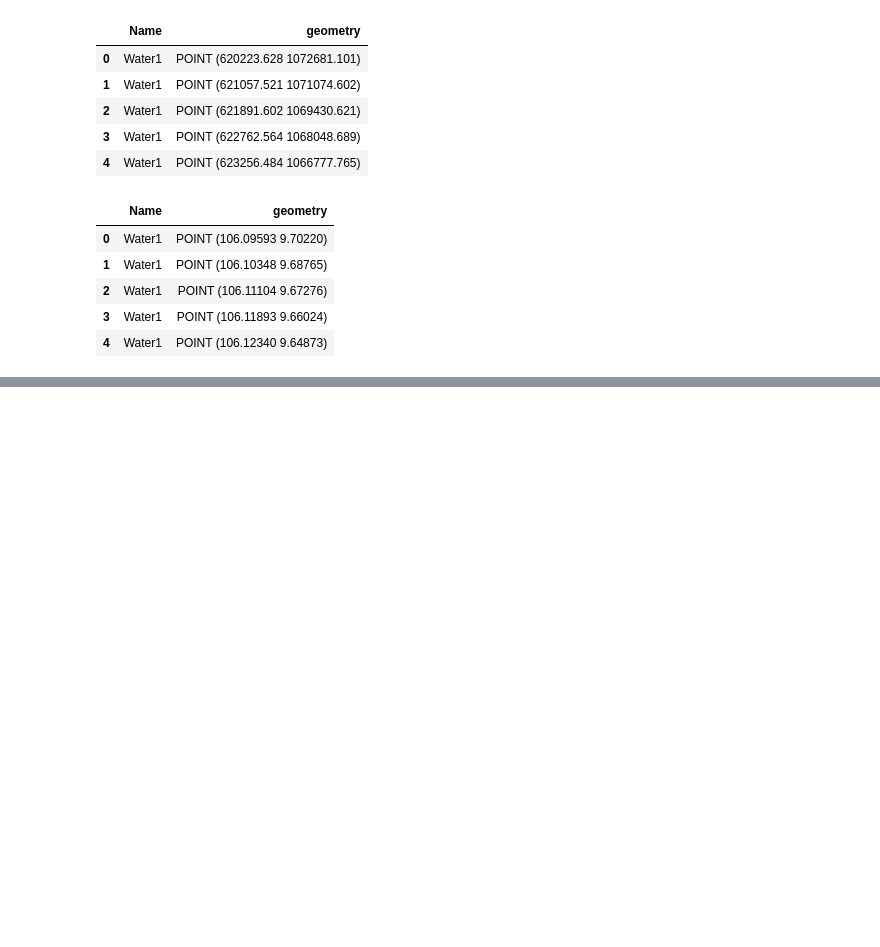
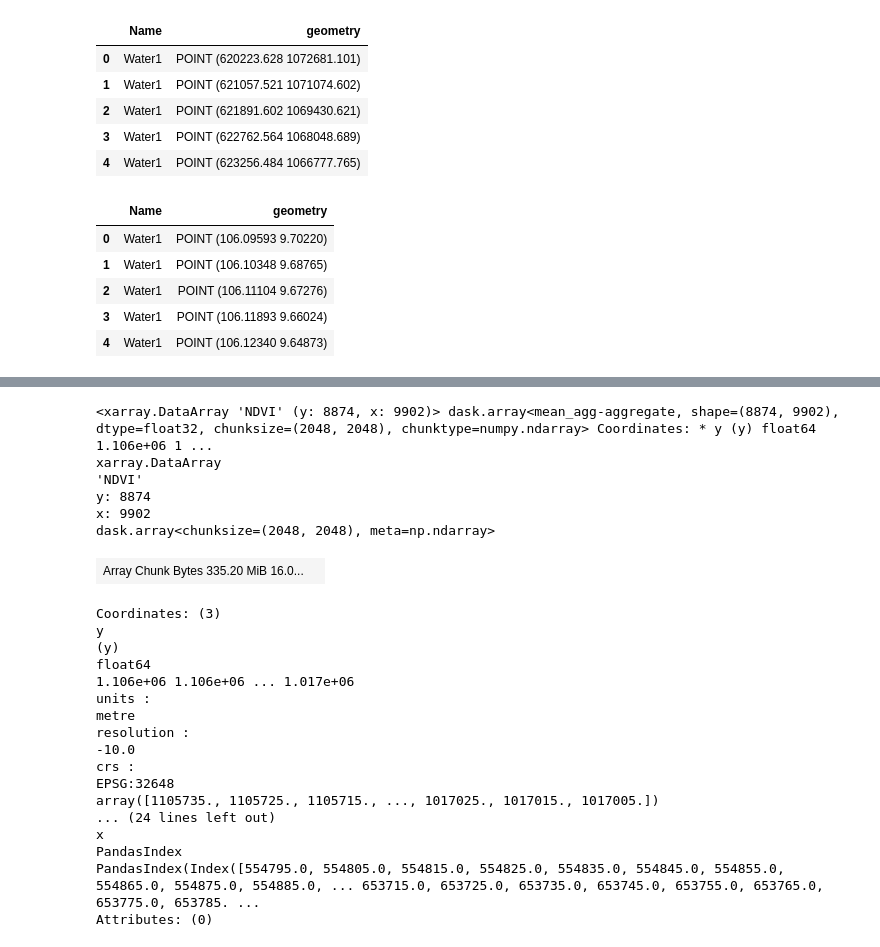
Before and after one commit to nghiadang0312/CSIROBoeingPhase4-Vietnam, a Jupyter notebook: NDVI_train.ipynb, the cells around one changed output, grey strips where cells are left out. Saved outputs shown, nothing was run; the diff lists cells and outputs as text; code cells hidden in the pictures; blank space fills up the shorter version.

Commit message:
update NDVI train

```diff
--- a/NDVI_train.ipynb
+++ b/NDVI_train.ipynb
@@ -235,0 +479,50 @@ ndivi_dataset['point_1'].values
+# %%
+# Select a layer and apply masking and scaling, then persist in dask
+# layer_name = 'red'
+rs = []
+for layer_name in ['red', 'green', 'blue', 'nir']:
+
+    # Get scaling and offset values from product description
+    scale = measurement_info.loc[layer_name].scale_factor
+    offset = measurement_info.loc[layer_name].add_offset
+
+    # Apply valid mask and good pixel mask
+    layer = data[[layer_name]].where(valid_mask[layer_name] & good_pixel_mask) * scale + offset
+    layer = layer.persist()
+    rs.append(layer)
+# %%
+import xarray as xr
+result = rs[0].merge(rs[1])
+result = result.merge(rs[2])
+result = result.merge(rs[3])
+# %%
+ds1 = calculate_indices(result, index='NDVI', satellite_mission='s2')
+ndvi = ds1["NDVI"]
+average_ndvi = ndvi.mean(dim='time')
+# %%
+average_ndvi
+# %% [output]
+<xarray.DataArray 'NDVI' (y: 8874, x: 9902)> dask.array<mean_agg-aggregate, shape=(8874, 9902), dtype=float32, chunksize=(2048, 2048), chunktype=numpy.ndarray> Coordinates: * y (y) float64 1.106e+06 1 ...
+xarray.DataArray
+'NDVI'
+y: 8874
+x: 9902
+dask.array<chunksize=(2048, 2048), meta=np.ndarray>
+| Array Chunk Bytes 335.20 MiB 16.0... |  |
+Coordinates: (3)
+y
+(y)
+float64
+1.106e+06 1.106e+06 ... 1.017e+06
+units :
+metre
+resolution :
+-10.0
+crs :
+EPSG:32648
+array([1105735., 1105725., 1105715., ..., 1017025., 1017015., 1017005.])
+... (24 lines left out)
+x
+PandasIndex
+PandasIndex(Index([554795.0, 554805.0, 554815.0, 554825.0, 554835.0, 554845.0, 554855.0, 554865.0, 554875.0, 554885.0, ... 653715.0, 653725.0, 653735.0, 653745.0, 653755.0, 653765.0, 653775.0, 653785. ...
+Attributes: (0)
```
Also changed, not shown: parts of 30 cells of this notebook.
